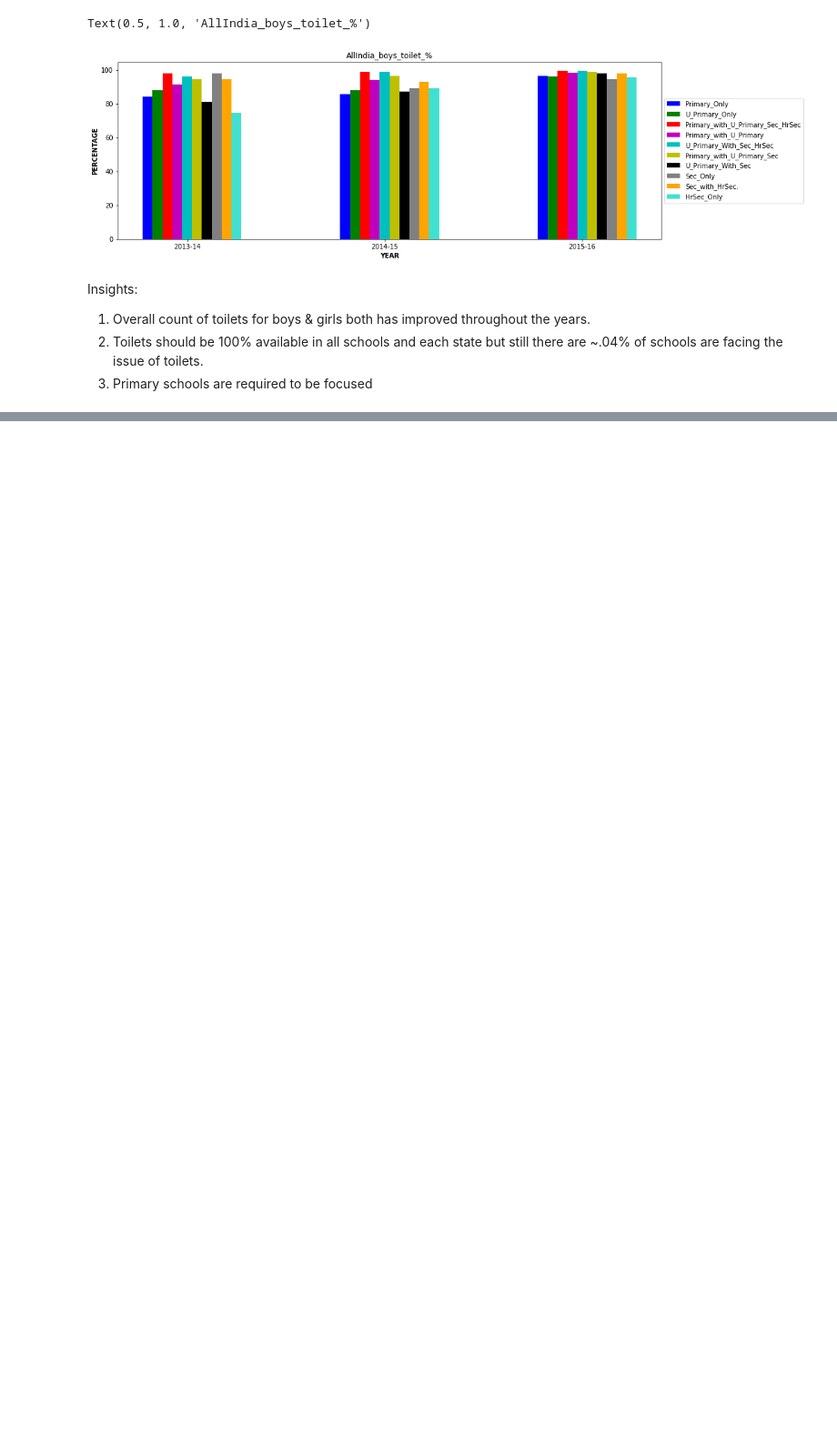
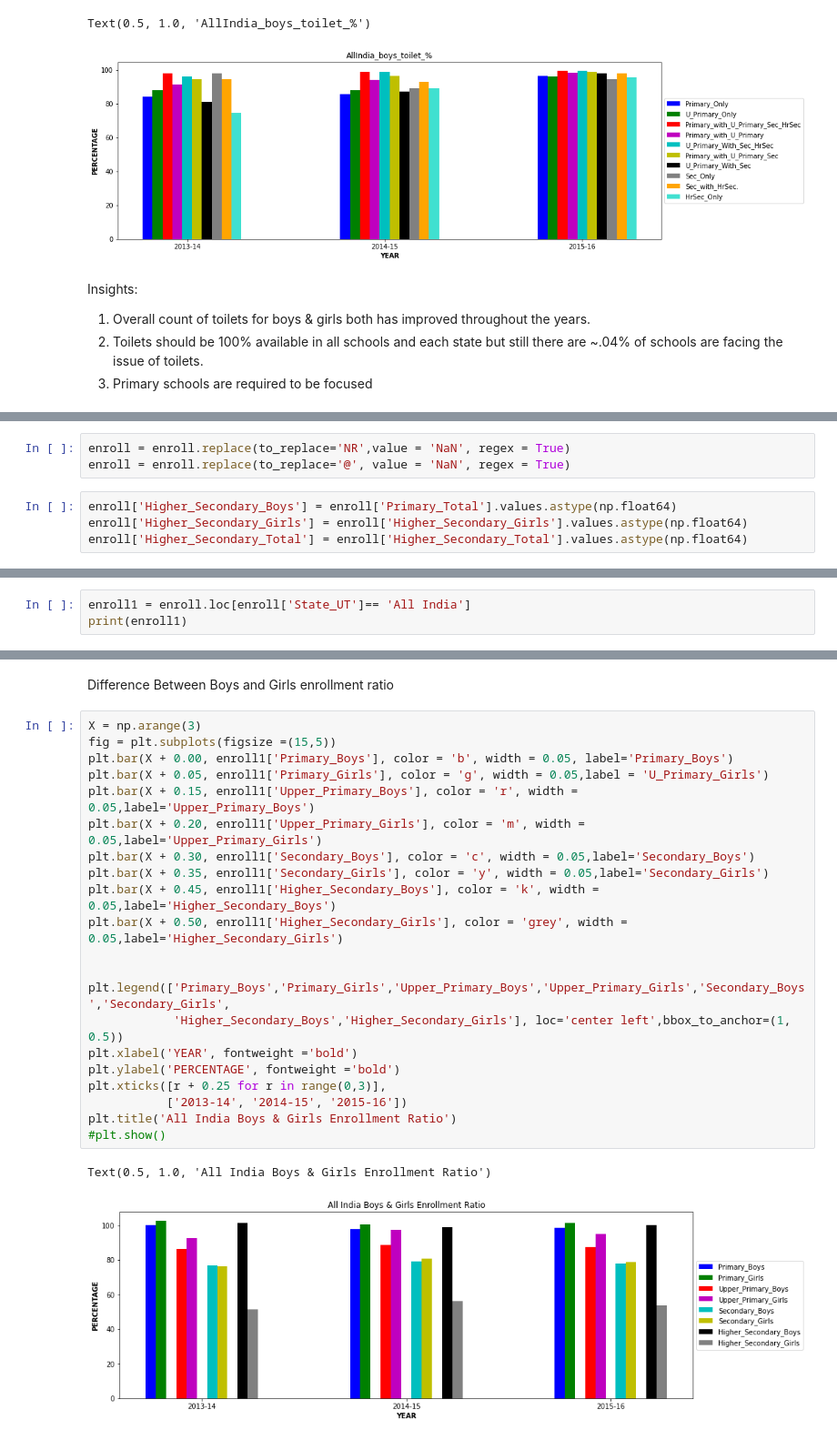
Before and after one commit to anmol9999/statistics-indian-school, a Jupyter notebook: data analysis/analysis_all.ipynb, the cells around one changed output, grey strips where cells are left out. Shown: that part at 91% size. Drawn from its saved outputs; the diff is of its cells as text; blank space fills up the shorter version.

Commit message:
enroll

```diff
--- a/data analysis/analysis_all.ipynb
+++ b/data analysis/analysis_all.ipynb
@@ -149,0 +283,7 @@ Insights:
+# %%
+enroll = enroll.replace(to_replace='NR',value = 'NaN', regex = True)
+enroll = enroll.replace(to_replace='@', value = 'NaN', regex = True)
+# %%
+enroll['Higher_Secondary_Boys'] = enroll['Primary_Total'].values.astype(np.float64)
+enroll['Higher_Secondary_Girls'] = enroll['Higher_Secondary_Girls'].values.astype(np.float64)
+enroll['Higher_Secondary_Total'] = enroll['Higher_Secondary_Total'].values.astype(np.float64)
@@ -149,0 +310,3 @@ Insights:
+# %%
+enroll1 = enroll.loc[enroll['State_UT']== 'All India']
+print(enroll1)
@@ -149,0 +333,26 @@ Insights:
+# %% [markdown]
+Difference Between Boys and Girls enrollment ratio
+# %%
+X = np.arange(3)
+fig = plt.subplots(figsize =(15,5))
+plt.bar(X + 0.00, enroll1['Primary_Boys'], color = 'b', width = 0.05, label='Primary_Boys')
+plt.bar(X + 0.05, enroll1['Primary_Girls'], color = 'g', width = 0.05,label = 'U_Primary_Girls')
+plt.bar(X + 0.15, enroll1['Upper_Primary_Boys'], color = 'r', width = 0.05,label='Upper_Primary_Boys')
+plt.bar(X + 0.20, enroll1['Upper_Primary_Girls'], color = 'm', width = 0.05,label='Upper_Primary_Girls')
+plt.bar(X + 0.30, enroll1['Secondary_Boys'], color = 'c', width = 0.05,label='Secondary_Boys')
+plt.bar(X + 0.35, enroll1['Secondary_Girls'], color = 'y', width = 0.05,label='Secondary_Girls')
+plt.bar(X + 0.45, enroll1['Higher_Secondary_Boys'], color = 'k', width = 0.05,label='Higher_Secondary_Boys')
+plt.bar(X + 0.50, enroll1['Higher_Secondary_Girls'], color = 'grey', width = 0.05,label='Higher_Secondary_Girls')
+
+
+plt.legend(['Primary_Boys','Primary_Girls','Upper_Primary_Boys','Upper_Primary_Girls','Secondary_Boys','Secondary_Girls',
+            'Higher_Secondary_Boys','Higher_Secondary_Girls'], loc='center left',bbox_to_anchor=(1, 0.5))
+plt.xlabel('YEAR', fontweight ='bold')
+plt.ylabel('PERCENTAGE', fontweight ='bold')
+plt.xticks([r + 0.25 for r in range(0,3)],
+           ['2013-14', '2014-15', '2015-16'])
+plt.title('All India Boys & Girls Enrollment Ratio')
+#plt.show()
+# %% [output]
+Text(0.5, 1.0, 'All India Boys & Girls Enrollment Ratio')
+[figure, added]
```
Also changed, not shown: parts of 22 cells of this notebook.
